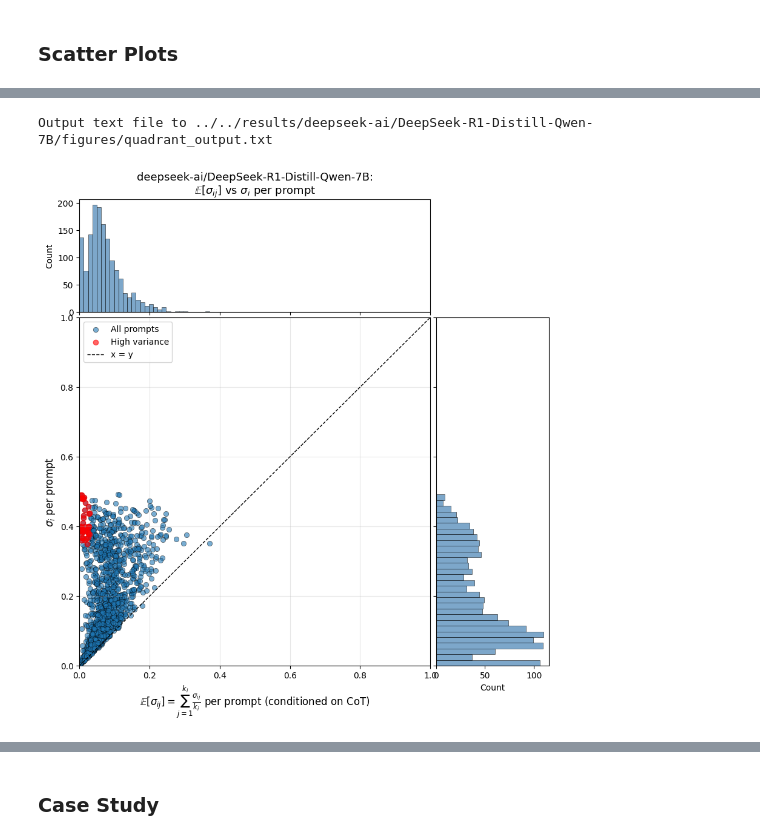
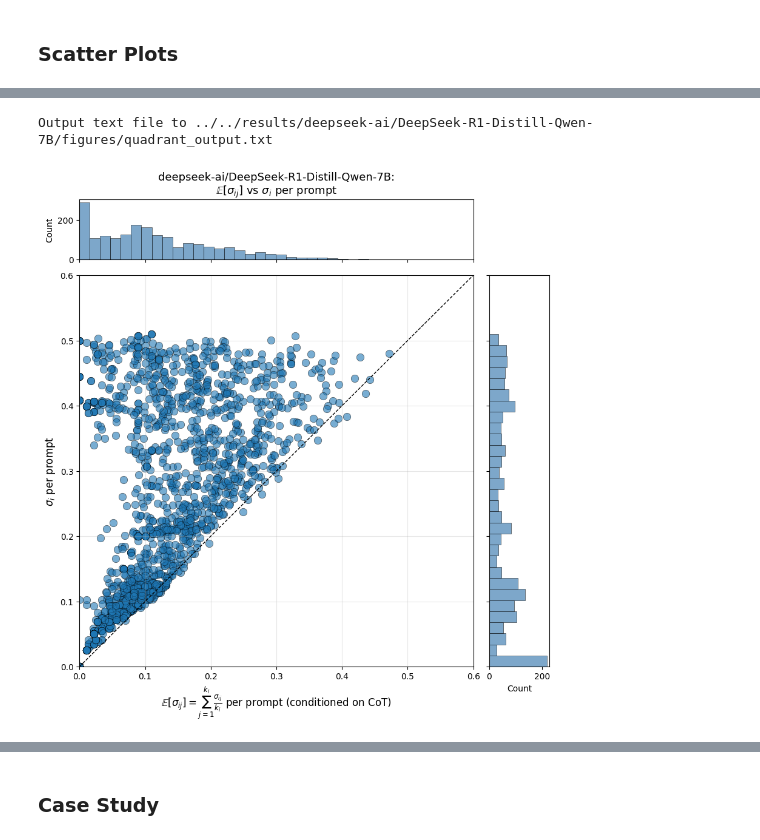
Before and after one commit to kureha-yamaguchi/reasoning-manipulation, a Jupyter notebook: utils/heuristic/compute_stats.ipynb, the cells around one changed output, grey strips where cells are left out. Drawn from its saved outputs; the diff is of its cells as text; code cells hidden in the pictures.

Commit message:
Update Figure 2 and Table 1 generation notebook

```diff
--- a/utils/heuristic/compute_stats.ipynb
+++ b/utils/heuristic/compute_stats.ipynb
@@ -373,10 +503,15 @@ length of scored_rows: 36220
 # %%
 model_name = "deepseek-ai/DeepSeek-R1-Distill-Qwen-7B"
-scored_csv = "scored_train_harmful_prompts_cot5_out5.csv"
 
-scored_csv_path = os.path.join(results_dir, model_name, "dataset", scored_csv)
+scored_csv1 = "scored_train_harmful_prompts_cot5_out5.csv"
+scored_csv2 = 'scored_orbench_extra_prompts_cot5_out5.csv'
 
-scored_rows_deepseek_qwen = load_scored_csv(scored_csv_path)
+scored_csv_path1 = os.path.join(results_dir, model_name, "dataset", scored_csv1)
+scored_csv_path2 = os.path.join(results_dir, model_name, "dataset", scored_csv2)
+
+# Load both CSVs combined into one list
+scored_rows_deepseek_qwen= load_scored_csv([scored_csv_path1, scored_csv_path2])
+
 print(f"Total reasoning samples: {len(scored_rows_deepseek_qwen)}")
 
 
@@ -601,14 +753,14 @@ Output text file to ../../results/deepseek-ai/DeepSeek-R1-Distill-Llama-8B/figur
 # %%
 model_name = "deepseek-ai/DeepSeek-R1-Distill-Qwen-7B"
 x_data = per_prompt_avgs_deepseek_qwen
 y_data = std_devs_i_deepseek_qwen
 quadrant_points = find_quadrant(scored_rows_deepseek_qwen)
 save_quadrant_to_file(model_name, quadrant_points)
 
-plot_scatter(model_name, x_data, y_data, quadrant_points)
+plot_scatter(model_name, x_data, y_data)
 # %% [output]
 Output text file to ../../results/deepseek-ai/DeepSeek-R1-Distill-Qwen-7B/figures/quadrant_output.txt
-[figure, old version]
+[figure, new version]
 # %%
 model_name = "Qwen/Qwen3-8B"
 x_data = per_prompt_avgs_qwen3
```
Also changed, not shown: parts of 17 cells of this notebook, 1 other file.
